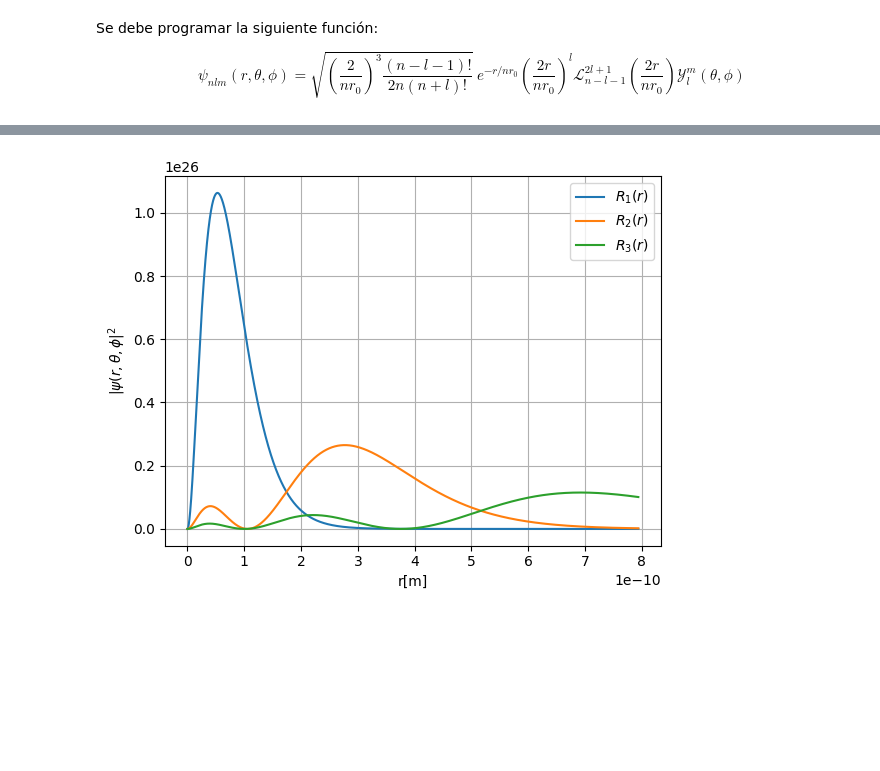
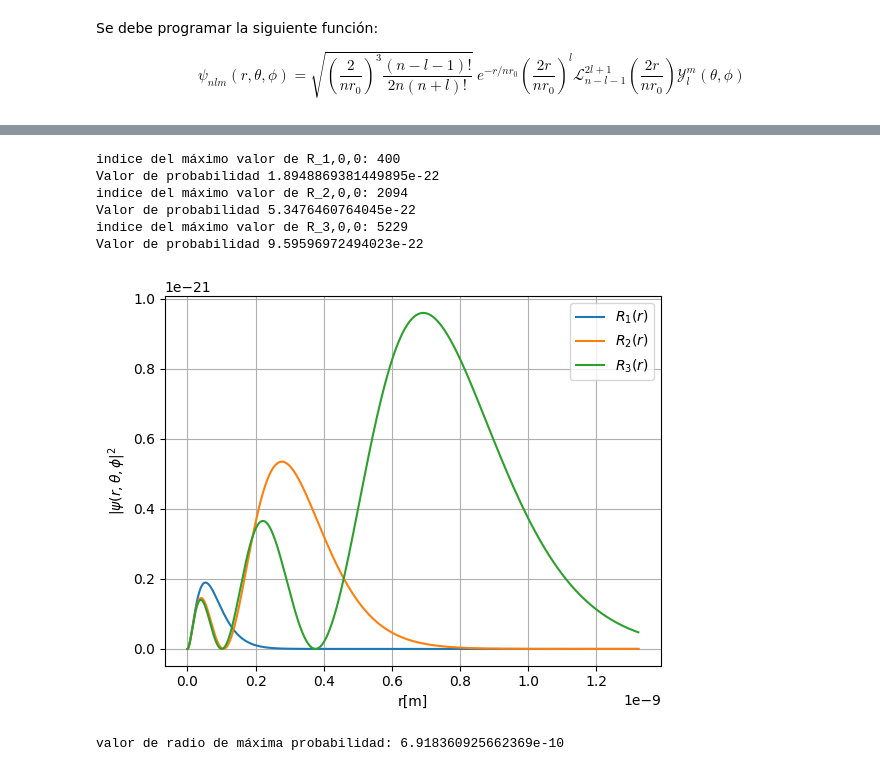
Before and after one commit to Felipeipe/t1_analogicos, a Jupyter notebook: Tarea 1 Analógicos.ipynb, the cells around one changed output, grey strips where cells are left out. Drawn from its saved outputs; the diff is of its cells as text; code cells hidden in the pictures; blank space fills up the shorter version.

```diff
--- a/Tarea 1 Analógicos.ipynb
+++ b/Tarea 1 Analógicos.ipynb
@@ -46,15 +46,14 @@ $$
 r_0 = (4 * pi * epsilon_0 * hbar ** 2) /(m_e * e**2) # cálculo de radio r_0
 
 def C(b,n,l):
-    return np.sqrt(factorial(n-l-1)/(2 * n * factorial(n+l)) * (b)**3)
+    return np.sqrt(factorial(n-l-1)/(2 * n * factorial(n+l)) )
 
 def radial(r,n,l,m):
     b = 2 / (n * r_0)
     c = C(b,n,l)
-    raiz = np.sqrt(c * b ** 3 )
     exponencial = np.exp(-b*r/2)
     lag = genlaguerre(n-l-1, 2*l+1)(b*r)
-    return raiz * exponencial * ((b*r)**l) * lag
+    return c * exponencial * ((b*r)**l) * lag
 
 def angular(theta, phi,n,l,m):
     return sph_harm(m,l,theta,phi)
@@ -115,16 +114,30 @@ $$
 P(r) = |r\cdot R_{n00}(r)|^2
 $$
 # %%
+def P(r):
+    return r**2 * abs( radial(r, n, 0, 0)) ** 2
 
-I = np.linspace(0, 15 * r_0, 10000)
+I = np.linspace(0, 25 * r_0, 10000)
 
 for n in range(1,4):
-    R_n00 = I**2 * abs( radial(I, n, 0, 0)) ** 2
+    R_n00 = P(I)
+    index=np.argmax(R_n00)
+    print(f'indice del máximo valor de R_{n},0,0: {index}')
+    print(f'Valor de probabilidad {R_n00[index]}')
     plt.plot(I,R_n00,label=rf"$R_{n}(r)$")
 plt.xlabel("r[m]")
 plt.ylabel(r"$|\psi(r,\theta,\phi|^2$")
 plt.grid(True)
 plt.legend(loc='best')
 plt.show()
+
+print(f'valor de radio de máxima probabilidad: {I[5229]}')
 # %% [output]
+indice del máximo valor de R_1,0,0: 400
+Valor de probabilidad 1.8948869381449895e-22
+indice del máximo valor de R_2,0,0: 2094
+Valor de probabilidad 5.3476460764045e-22
+indice del máximo valor de R_3,0,0: 5229
+Valor de probabilidad 9.59596972494023e-22
-[figure, old version]
+[figure, new version]
+valor de radio de máxima probabilidad: 6.918360925662369e-10
```
Also changed, not shown: parts of 1 cell of this notebook.
